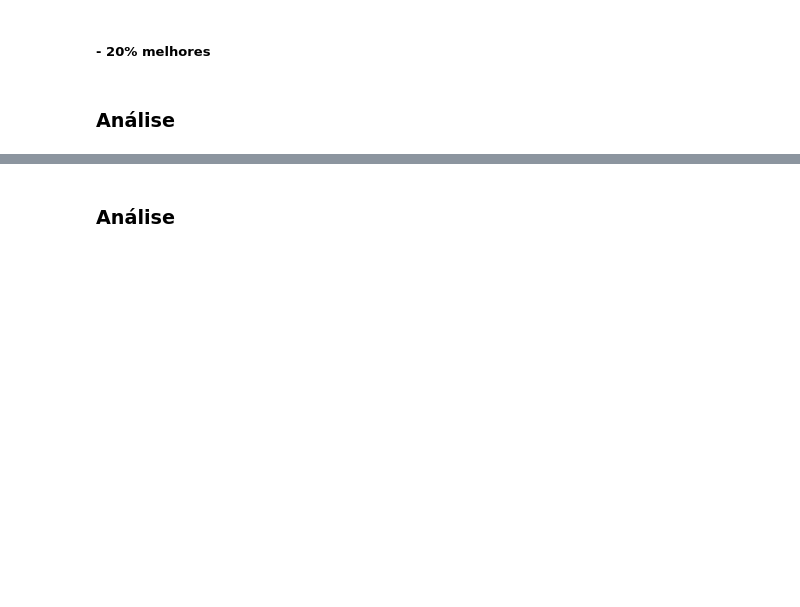
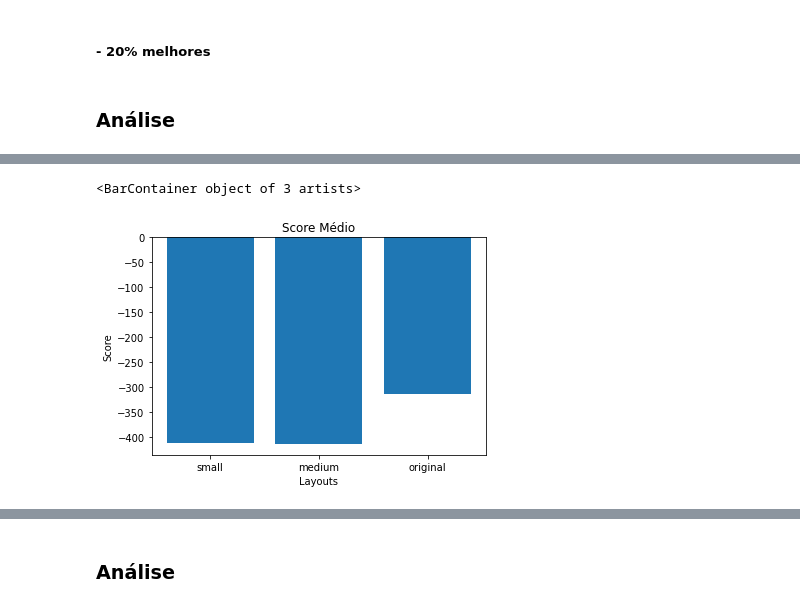
Before and after one commit to vpalmerini/pacman, a Jupyter notebook: p3.ipynb, the cells around one changed output, grey strips where cells are left out. Saved outputs shown, nothing was run; the diff lists cells and outputs as text; code cells hidden in the pictures; blank space fills up the shorter version.

```diff
--- a/p3.ipynb
+++ b/p3.ipynb
@@ -91,0 +148,16 @@ A cada geração mantemos os melhores indivíduos inalterados pois queremos que
+# %%
+# score médio
+import matplotlib.pyplot as plt
+
+data = {'small': ast.literal_eval(performance_2000_small[-1])['score'], 'medium': ast.literal_eval(performance_2000_medium[-1])['score'], 'original': ast.literal_eval(performance_2000_original[-1])['score']}
+names = list(data.keys())
+values = list(data.values())
+
+fig = plt.subplot()
+fig.set_title('Score Médio')
+fig.set_xlabel('Layouts')
+fig.set_ylabel('Score')
+fig.bar(names, values)
+# %% [output]
+<BarContainer object of 3 artists>
+[figure, added]
```
Also changed, not shown: parts of 48 cells of this notebook.
